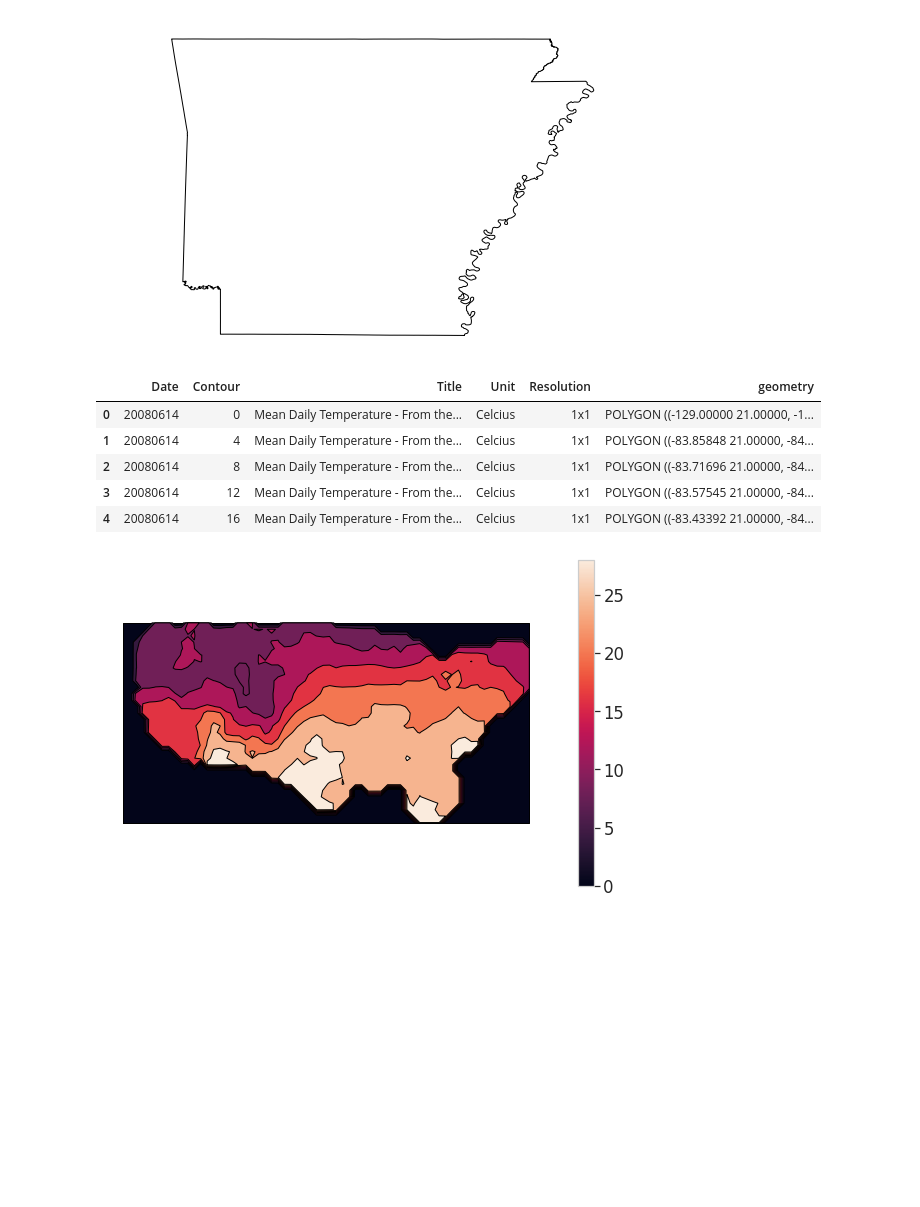
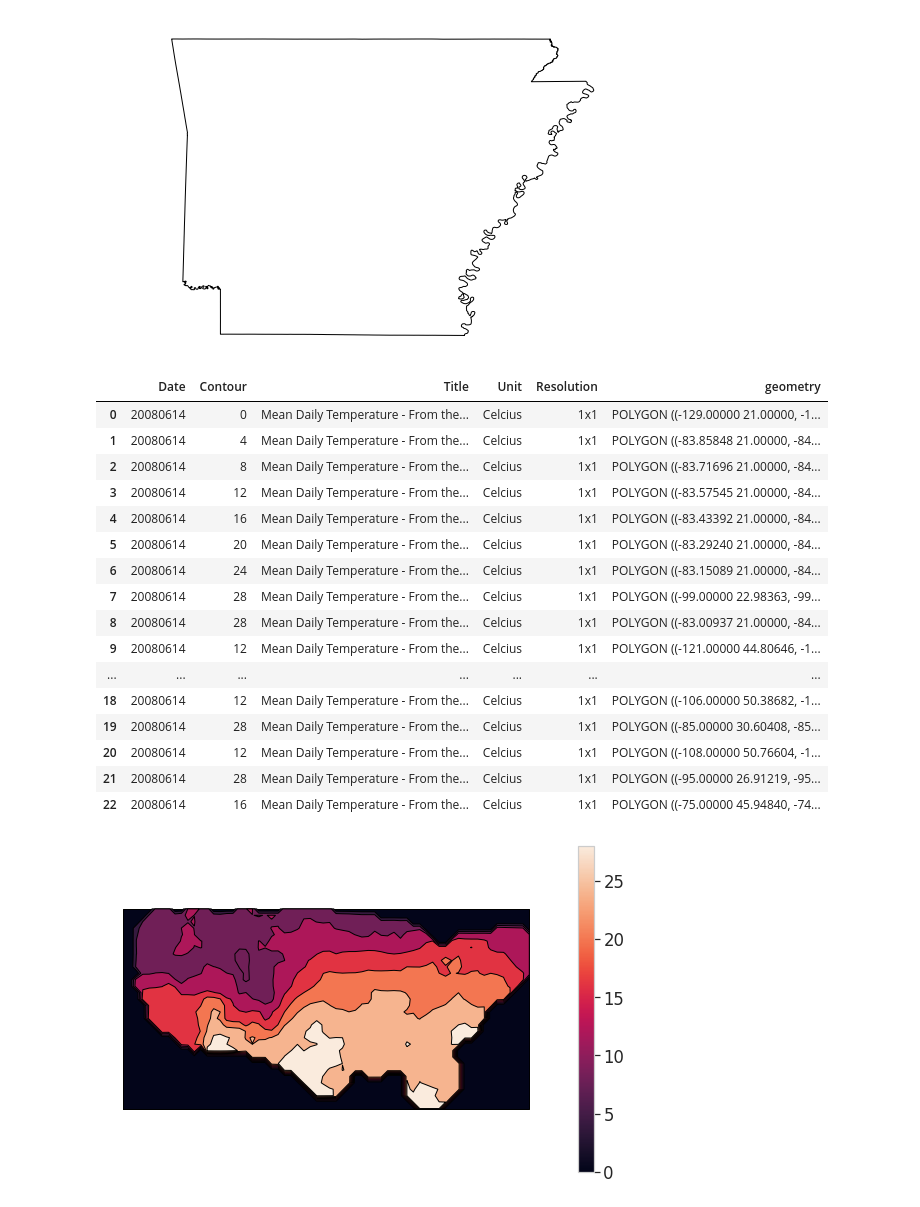
Before and after one commit to yaqianhe/GIA, a Jupyter notebook: Exercise9.ipynb, the cells around one changed output. Saved outputs shown, nothing was run; the diff lists cells and outputs as text; code cells hidden in the pictures; blank space fills up the shorter version.

```diff
--- a/Exercise9.ipynb
+++ b/Exercise9.ipynb
@@ -61,8 +66,8 @@ from google.colab import drive
 drive.mount('/content/drive/')
 
 # !!!Change the path for your data
-ar_path='/content/drive/My Drive/Colab Notebooks/ar/COUNTIES_AHTD.shp'
-temp_path='/content/drive/My Drive/Colab Notebooks/temp_20080614/t.full.1stday_month_20080614.shp'
+ar_path='/content/drive/My Drive/Colab Notebooks/GIA_2021Spring/ar/COUNTIES_AHTD.shp'
+temp_path='/content/drive/My Drive/Colab Notebooks/GIA_2021Spring/temp_20080614/t.full.1stday_month_20080614.shp'
 
 # Import shapefile using geopandas
 ar_boundary = gpd.read_file(ar_path)
@@ -125,14 +130,25 @@ plt.show()
 [figure]
 # %%
 # Check the geometry of Temperature data
-temp_us.head()
+temp_us
 # %% [output]
 |  | Date | Contour | Title | Unit | Resolution | geometry |
 | 0 | 20080614 | 0 | Mean Daily Temperature - From the... | Celcius | 1x1 | POLYGON ((-129.00000 21.00000, -1... |
 | 1 | 20080614 | 4 | Mean Daily Temperature - From the... | Celcius | 1x1 | POLYGON ((-83.85848 21.00000, -84... |
 | 2 | 20080614 | 8 | Mean Daily Temperature - From the... | Celcius | 1x1 | POLYGON ((-83.71696 21.00000, -84... |
 | 3 | 20080614 | 12 | Mean Daily Temperature - From the... | Celcius | 1x1 | POLYGON ((-83.57545 21.00000, -84... |
 | 4 | 20080614 | 16 | Mean Daily Temperature - From the... | Celcius | 1x1 | POLYGON ((-83.43392 21.00000, -84... |
+| 5 | 20080614 | 20 | Mean Daily Temperature - From the... | Celcius | 1x1 | POLYGON ((-83.29240 21.00000, -84... |
+| 6 | 20080614 | 24 | Mean Daily Temperature - From the... | Celcius | 1x1 | POLYGON ((-83.15089 21.00000, -84... |
+| 7 | 20080614 | 28 | Mean Daily Temperature - From the... | Celcius | 1x1 | POLYGON ((-99.00000 22.98363, -99... |
+| 8 | 20080614 | 28 | Mean Daily Temperature - From the... | Celcius | 1x1 | POLYGON ((-83.00937 21.00000, -84... |
+| 9 | 20080614 | 12 | Mean Daily Temperature - From the... | Celcius | 1x1 | POLYGON ((-121.00000 44.80646, -1... |
+| ... | ... | ... | ... | ... | ... | ... |
+| 18 | 20080614 | 12 | Mean Daily Temperature - From the... | Celcius | 1x1 | POLYGON ((-106.00000 50.38682, -1... |
+| 19 | 20080614 | 28 | Mean Daily Temperature - From the... | Celcius | 1x1 | POLYGON ((-85.00000 30.60408, -85... |
+| 20 | 20080614 | 12 | Mean Daily Temperature - From the... | Celcius | 1x1 | POLYGON ((-108.00000 50.76604, -1... |
+| 21 | 20080614 | 28 | Mean Daily Temperature - From the... | Celcius | 1x1 | POLYGON ((-95.00000 26.91219, -95... |
+| 22 | 20080614 | 16 | Mean Daily Temperature - From the... | Celcius | 1x1 | POLYGON ((-75.00000 45.94840, -74... |
 # %%
 # Plot Temperature data for United States
 fig, ax = plt.subplots(figsize=(10, 6))
```
Also changed, not shown: parts of 7 cells of this notebook.
